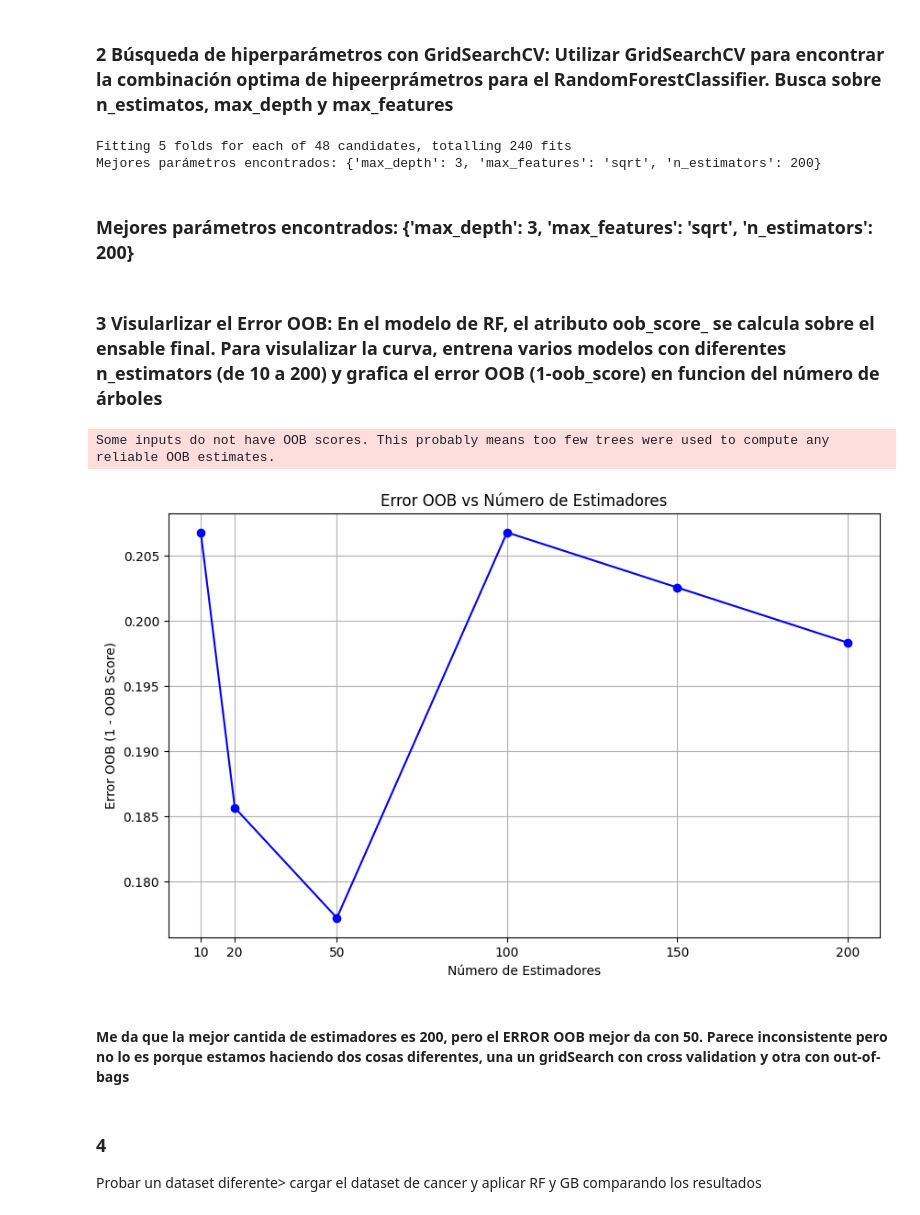
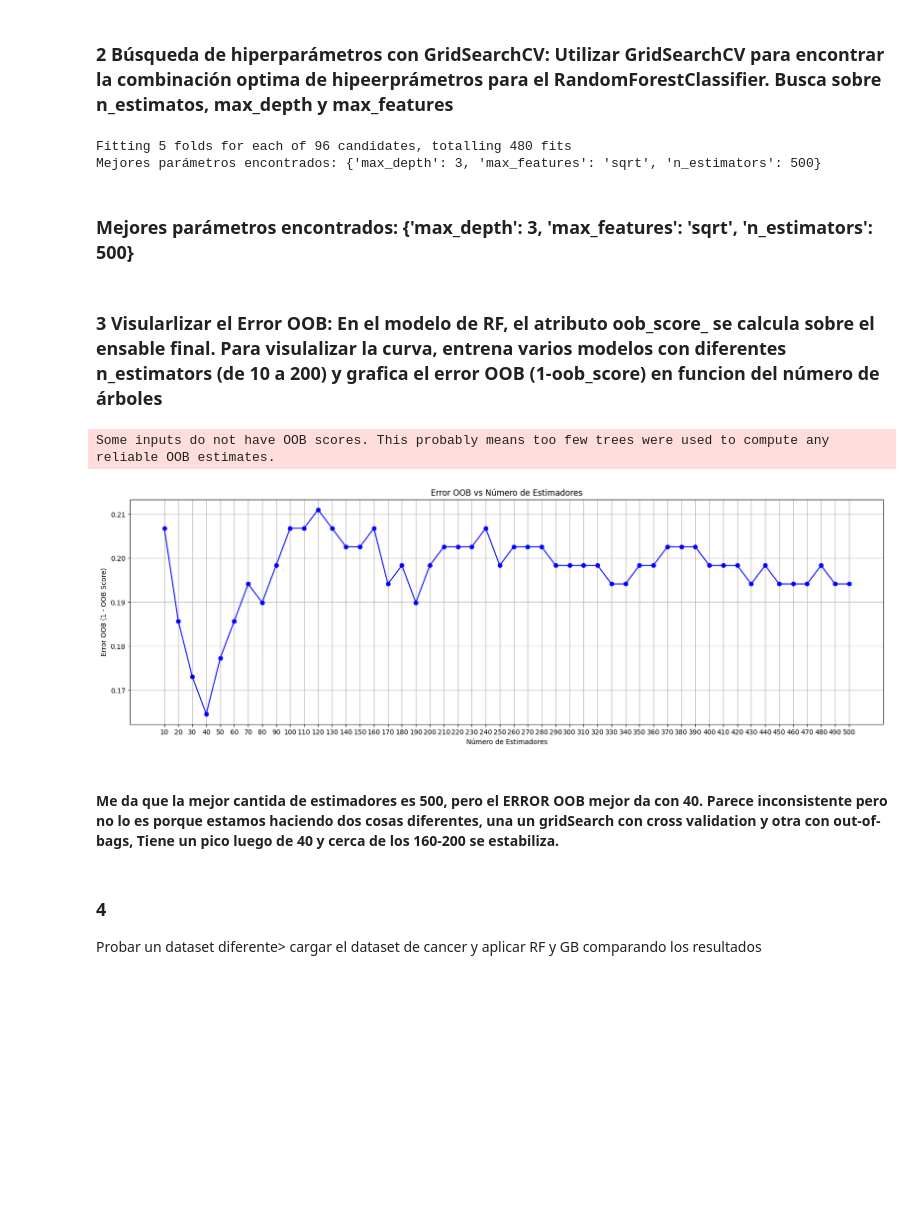
Before and after one commit to marcopadila/Aprendizaje1, a Jupyter notebook: clase06/notebook_06-carlos.ipynb, the cells around one changed output. Saved outputs shown, nothing was run; the diff lists cells and outputs as text; code cells hidden in the pictures; blank space fills up the shorter version.

```diff
--- a/clase06/notebook_06-carlos.ipynb
+++ b/clase06/notebook_06-carlos.ipynb
@@ -475,7 +477,7 @@ from sklearn.model_selection import GridSearchCV
 
 gridSearchRF= GridSearchCV(
     estimator=RandomForestClassifier(random_state=100, oob_score=True),
-    param_grid={'n_estimators': [50, 100, 200,300], 'max_depth': [None,1,2,3, 5, 10],"max_features": ['sqrt', 'log2']},
+    param_grid={'n_estimators': [50, 100, 200,300,400,500,800,1000], 'max_depth': [None,1,2,3, 5, 10],"max_features": ['sqrt', 'log2']},
     scoring='accuracy',
     cv=5,
     verbose=1,
@@ -488,8 +490,8 @@ gridSearchRF.fit(X_train, y_train)
 rf_model_gridcv=gridSearchRF.best_estimator_
 print(f"Mejores parámetros encontrados: {gridSearchRF.best_params_}")
 # %% [output]
-Fitting 5 folds for each of 48 candidates, totalling 240 fits
-Mejores parámetros encontrados: {'max_depth': 3, 'max_features': 'sqrt', 'n_estimators': 200}
+Fitting 5 folds for each of 96 candidates, totalling 480 fits
+Mejores parámetros encontrados: {'max_depth': 3, 'max_features': 'sqrt', 'n_estimators': 500}
 # %%
 # Extraer la importancia de las variables
 importances = rf_model.feature_importances_
@@ -515,32 +517,32 @@ fig = px.bar(
 fig.update_layout(yaxis={'categoryorder':'total ascending'})
 fig.show()
 # %% [markdown]
-### Mejores parámetros encontrados: {'max_depth': 3, 'max_features': 'sqrt', 'n_estimators': 200}
+### Mejores parámetros encontrados: {'max_depth': 3, 'max_features': 'sqrt', 'n_estimators': 500}
 # %% [markdown]
 ###  3 Visularlizar el Error OOB: En el modelo de RF, el atributo oob_score_ se calcula sobre el ensable final. Para visulalizar la curva, entrena varios modelos con diferentes n_estimators (de 10 a 200) y grafica el error OOB (1-oob_score) en funcion del número de árboles
 # %%
 #calculamos random forest con los mejores parametos encontrados, pero para 10, 20, 50, 100, 150 y 200 estimators
-estimators=[10,20,50,100,150,200]
+estimators=range(10, 501, 10)
 oob_scores=[]
 for n_estimators in estimators:
     rf_model = RandomForestClassifier(n_estimators=n_estimators, random_state=100, oob_score=True,max_depth=3,max_features='sqrt')
     rf_model.fit(X_train, y_train)
     oob_scores.append(1 - rf_model.oob_score_)  # Guardamos el error OOB
 
 # Visualizar el Error OOB
-plt.figure(figsize=(10, 6))
+plt.figure(figsize=(20, 6))
 plt.plot(estimators, oob_scores, marker='o', linestyle='-', color='blue')
 plt.title('Error OOB vs Número de Estimadores')
 plt.xlabel('Número de Estimadores')
 plt.ylabel('Error OOB (1 - OOB Score)')
 plt.xticks(estimators)
 plt.grid()
 plt.show()
 # %% [output]
 Some inputs do not have OOB scores. This probably means too few trees were used to compute any reliable OOB estimates.
-[figure, old version]
+[figure, new version]
 # %% [markdown]
-#### Me da que la mejor cantida de estimadores es 200, pero el ERROR OOB mejor da con 50. Parece inconsistente pero no lo es porque estamos haciendo dos cosas diferentes, una un gridSearch con cross validation y otra con out-of-bags
+#### Me da que la mejor cantida de estimadores es 500, pero el ERROR OOB mejor da con 40. Parece inconsistente pero no lo es porque estamos haciendo dos cosas diferentes, una un gridSearch con cross validation y otra con out-of-bags, Tiene un pico luego de 40 y cerca de los 160-200 se estabiliza.
 # %% [markdown]
 ### 4
 Probar un dataset diferente> cargar el dataset de cancer y aplicar RF y GB comparando los resultados
```
Also changed, not shown: parts of 8 cells of this notebook.
